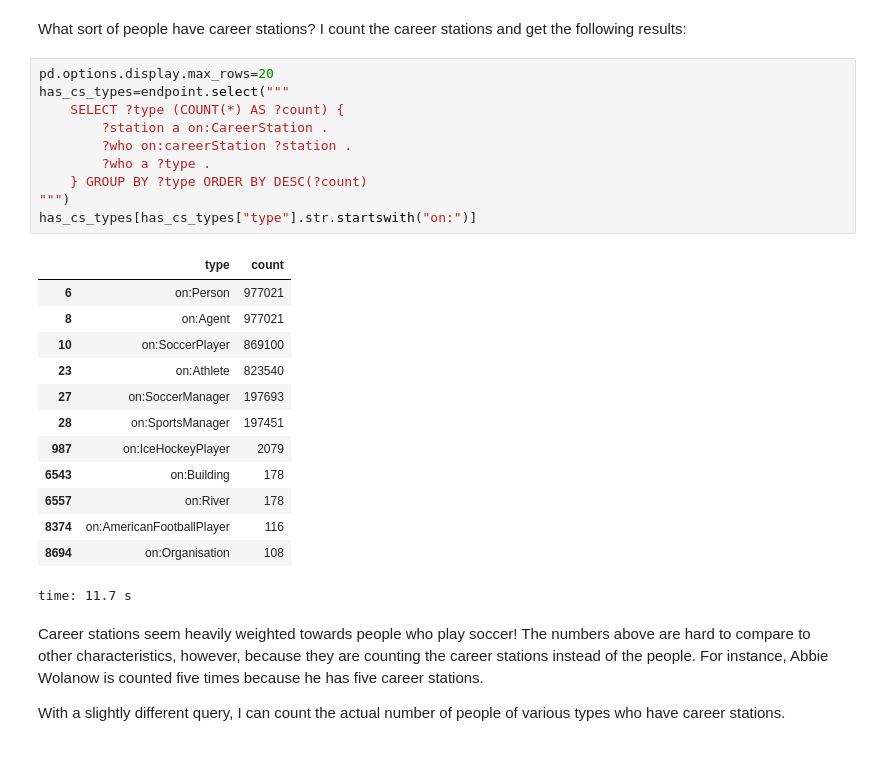
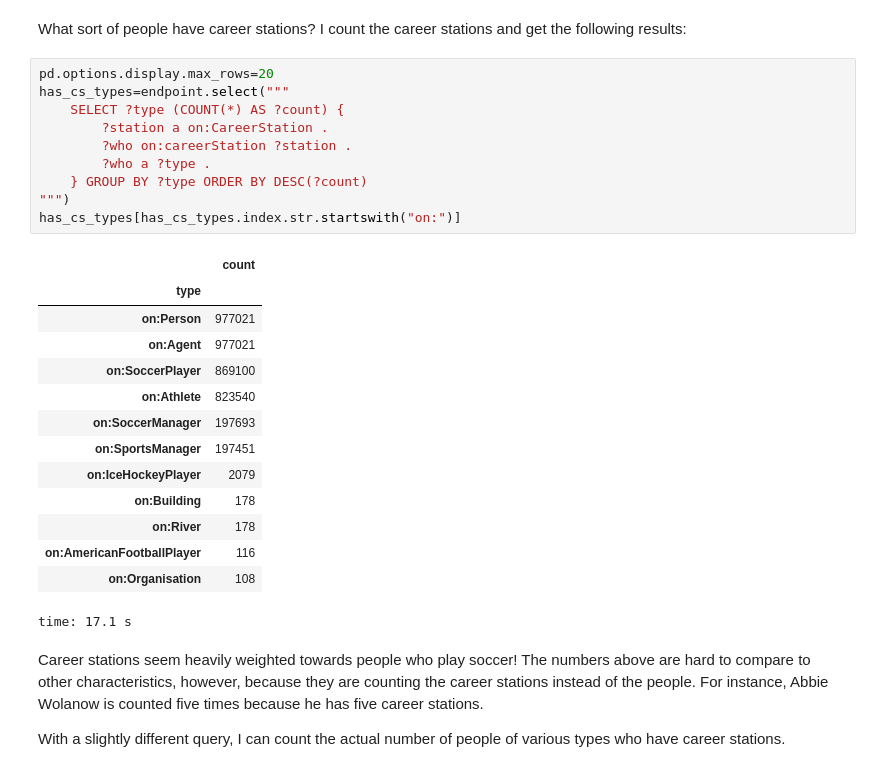
Before and after one commit to paulhoule/gastrodon, a Jupyter notebook: notebooks/remote/Querying DBpedia.ipynb, the cells around one changed output. Drawn from its saved outputs; the diff is of its cells as text.

```diff
--- a/notebooks/remote/Querying DBpedia.ipynb
+++ b/notebooks/remote/Querying DBpedia.ipynb
@@ -638,27 +648,28 @@ What sort of people have career stations?  I count the career stations and get t
 # %%
 pd.options.display.max_rows=20
 has_cs_types=endpoint.select("""
     SELECT ?type (COUNT(*) AS ?count) {
         ?station a on:CareerStation .
         ?who on:careerStation ?station .
         ?who a ?type .
     } GROUP BY ?type ORDER BY DESC(?count)
 """)
-has_cs_types[has_cs_types["type"].str.startswith("on:")]
+has_cs_types[has_cs_types.index.str.startswith("on:")]
 # %% [output]
-|  | type | count |
-| 6 | on:Person | 977021 |
-| 8 | on:Agent | 977021 |
-| 10 | on:SoccerPlayer | 869100 |
-| 23 | on:Athlete | 823540 |
-| 27 | on:SoccerManager | 197693 |
-| 28 | on:SportsManager | 197451 |
-| 987 | on:IceHockeyPlayer | 2079 |
-| 6543 | on:Building | 178 |
-| 6557 | on:River | 178 |
-| 8374 | on:AmericanFootballPlayer | 116 |
-| 8694 | on:Organisation | 108 |
+|  | count |
+| type |  |
+| on:Person | 977021 |
+| on:Agent | 977021 |
+| on:SoccerPlayer | 869100 |
+| on:Athlete | 823540 |
+| on:SoccerManager | 197693 |
+| on:SportsManager | 197451 |
+| on:IceHockeyPlayer | 2079 |
+| on:Building | 178 |
+| on:River | 178 |
+| on:AmericanFootballPlayer | 116 |
+| on:Organisation | 108 |
-time: 11.7 s
+time: 17.1 s
 # %% [markdown]
 Career stations seem heavily weighted towards people who play soccer!  The numbers above are hard to compare to other characteristics,  however,  because they are counting the career stations instead of the people.  For instance,  Abbie Wolanow is counted five times because he has five career stations.
 
```
Also changed, not shown: parts of 37 cells of this notebook, 5 other files.
